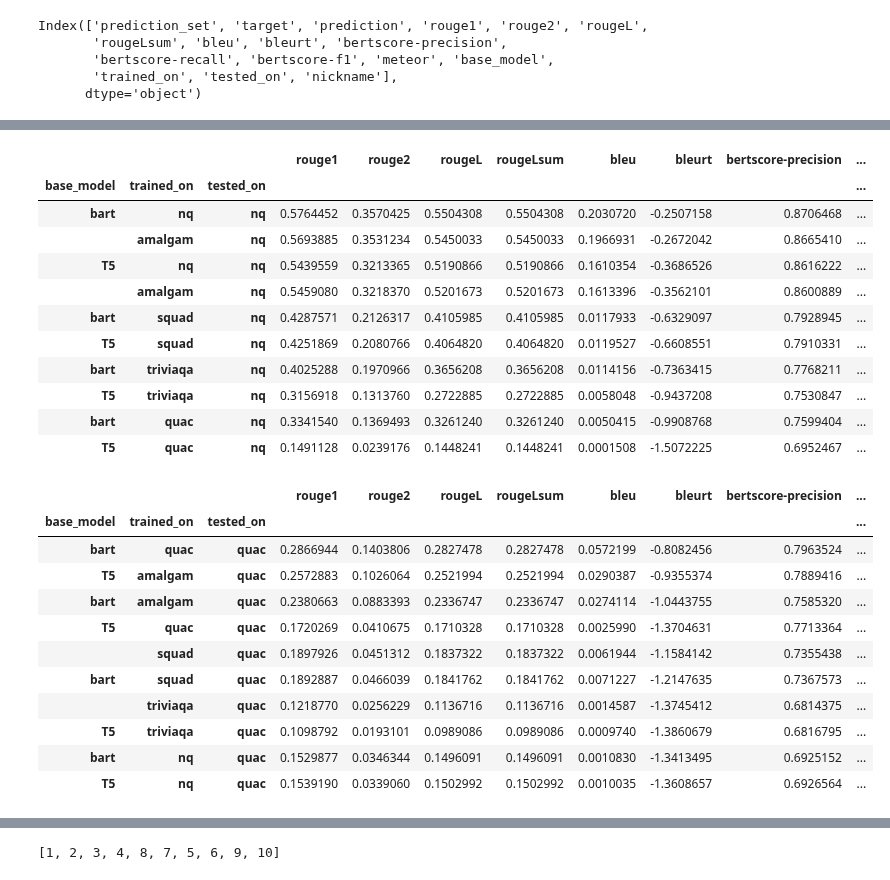
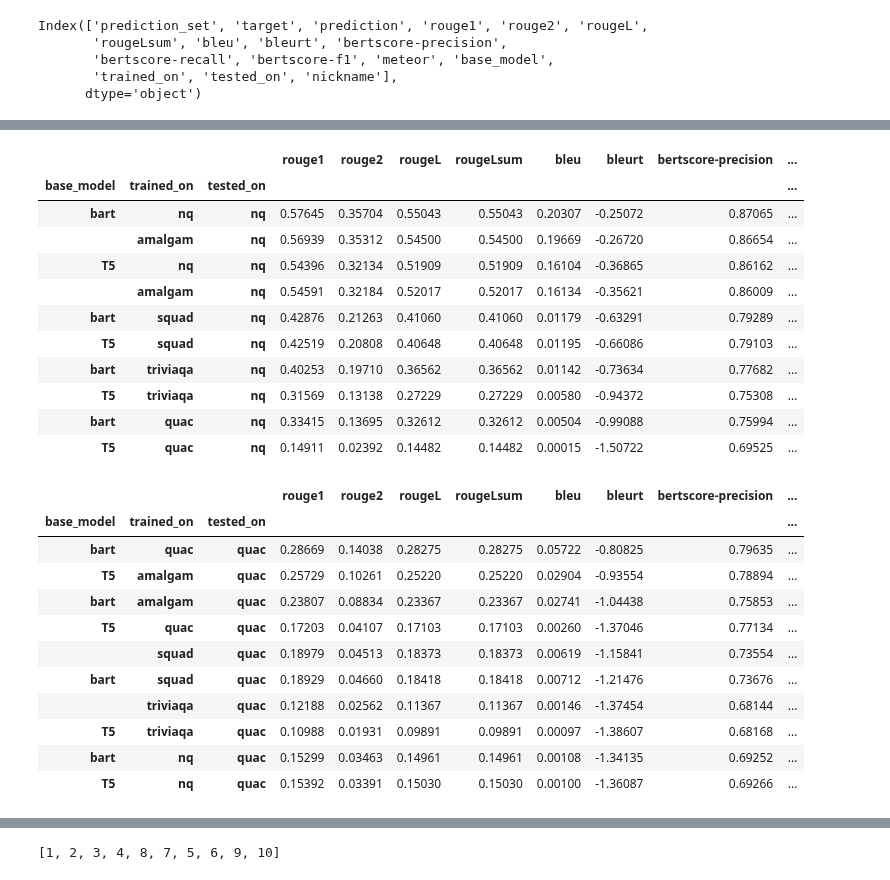
Before and after one commit to jeanlucjackson/w266_NLP_final_project, a Jupyter notebook: code/sandboxes/RR/rr_evaluation_sandbox.ipynb, the cells around one changed output, grey strips where cells are left out. Saved outputs shown, nothing was run; the diff lists cells and outputs as text; code cells hidden in the pictures.

```diff
--- a/code/sandboxes/RR/rr_evaluation_sandbox.ipynb
+++ b/code/sandboxes/RR/rr_evaluation_sandbox.ipynb
@@ -3,6 +9,10 @@
 # %%
 import pandas as pd
 import numpy as np
+from sklearn.metrics.pairwise import cosine_similarity
+
 import seaborn as sns
+from matplotlib import pyplot as plt
 
-from sklearn.metrics.pairwise import cosine_similarity
+pd.set_option("precision", 5)
+sns.set_theme()
@@ -15,6 +20,5 @@ Drive already mounted at /content/drive; to attempt to forcibly remount, call dr
 evaluation_root = "/content/drive/MyDrive/w266 NLP Final Project/Evaluation/"
 filename = evaluation_root + "evaluation_database.json"
 
-# Read JSON into dataframe
-evaluation_db_df = pd.read_json(filename)
+evaluation_df = pd.read_json(filename)
 # %%
@@ -25,6 +29,4 @@ Index(['prediction_set', 'target', 'prediction', 'rouge1', 'rouge2', 'rougeL',
        'bertscore-recall', 'bertscore-f1', 'meteor', 'base_model',
        'trained_on', 'tested_on', 'nickname'],
       dtype='object')
-# %%
-pd.set_option('precision', 7)
 # %%
@@ -39,31 +47,45 @@ evaluation_db_df[(evaluation_db_df['base_model'] == 'T5') &
 # %%
-evaluation_db_df[evaluation_db_df['tested_on'] == 'nq'].groupby(['base_model', 'trained_on', 'tested_on']).mean().sort_values(by=['bertscore-f1'], ascending=False)
+nq_df = (
+    evaluation_df[evaluation_df["tested_on"] == "nq"]
+    .groupby(["base_model", "trained_on", "tested_on"])
+    .mean()
+    .sort_values(by=["bertscore-f1"], ascending=False)
+)
+
+nq_df
 # %% [output]
 |  |  |  | rouge1 | rouge2 | rougeL | rougeLsum | bleu | bleurt | bertscore-precision | ... |
 | base_model | trained_on | tested_on |  |  |  |  |  |  |  | ... |
-| bart | nq | nq | 0.5764452 | 0.3570425 | 0.5504308 | 0.5504308 | 0.2030720 | -0.2507158 | 0.8706468 | ... |
-|  | amalgam | nq | 0.5693885 | 0.3531234 | 0.5450033 | 0.5450033 | 0.1966931 | -0.2672042 | 0.8665410 | ... |
-| T5 | nq | nq | 0.5439559 | 0.3213365 | 0.5190866 | 0.5190866 | 0.1610354 | -0.3686526 | 0.8616222 | ... |
-|  | amalgam | nq | 0.5459080 | 0.3218370 | 0.5201673 | 0.5201673 | 0.1613396 | -0.3562101 | 0.8600889 | ... |
-| bart | squad | nq | 0.4287571 | 0.2126317 | 0.4105985 | 0.4105985 | 0.0117933 | -0.6329097 | 0.7928945 | ... |
-| T5 | squad | nq | 0.4251869 | 0.2080766 | 0.4064820 | 0.4064820 | 0.0119527 | -0.6608551 | 0.7910331 | ... |
-| bart | triviaqa | nq | 0.4025288 | 0.1970966 | 0.3656208 | 0.3656208 | 0.0114156 | -0.7363415 | 0.7768211 | ... |
-| T5 | triviaqa | nq | 0.3156918 | 0.1313760 | 0.2722885 | 0.2722885 | 0.0058048 | -0.9437208 | 0.7530847 | ... |
-| bart | quac | nq | 0.3341540 | 0.1369493 | 0.3261240 | 0.3261240 | 0.0050415 | -0.9908768 | 0.7599404 | ... |
-| T5 | quac | nq | 0.1491128 | 0.0239176 | 0.1448241 | 0.1448241 | 0.0001508 | -1.5072225 | 0.6952467 | ... |
+| bart | nq | nq | 0.57645 | 0.35704 | 0.55043 | 0.55043 | 0.20307 | -0.25072 | 0.87065 | ... |
+|  | amalgam | nq | 0.56939 | 0.35312 | 0.54500 | 0.54500 | 0.19669 | -0.26720 | 0.86654 | ... |
+| T5 | nq | nq | 0.54396 | 0.32134 | 0.51909 | 0.51909 | 0.16104 | -0.36865 | 0.86162 | ... |
+|  | amalgam | nq | 0.54591 | 0.32184 | 0.52017 | 0.52017 | 0.16134 | -0.35621 | 0.86009 | ... |
+| bart | squad | nq | 0.42876 | 0.21263 | 0.41060 | 0.41060 | 0.01179 | -0.63291 | 0.79289 | ... |
+| T5 | squad | nq | 0.42519 | 0.20808 | 0.40648 | 0.40648 | 0.01195 | -0.66086 | 0.79103 | ... |
+| bart | triviaqa | nq | 0.40253 | 0.19710 | 0.36562 | 0.36562 | 0.01142 | -0.73634 | 0.77682 | ... |
+| T5 | triviaqa | nq | 0.31569 | 0.13138 | 0.27229 | 0.27229 | 0.00580 | -0.94372 | 0.75308 | ... |
+| bart | quac | nq | 0.33415 | 0.13695 | 0.32612 | 0.32612 | 0.00504 | -0.99088 | 0.75994 | ... |
+| T5 | quac | nq | 0.14911 | 0.02392 | 0.14482 | 0.14482 | 0.00015 | -1.50722 | 0.69525 | ... |
 # %%
-evaluation_db_df[evaluation_db_df['tested_on'] == 'quac'].groupby(['base_model', 'trained_on', 'tested_on']).mean().sort_values(by=['bertscore-f1'], ascending=False)
+quac_df = (
+    evaluation_df[evaluation_df["tested_on"] == "quac"]
+    .groupby(["base_model", "trained_on", "tested_on"])
+    .mean()
+    .sort_values(by=["bertscore-f1"], ascending=False)
+)
+
+quac_df
 # %% [output]
 |  |  |  | rouge1 | rouge2 | rougeL | rougeLsum | bleu | bleurt | bertscore-precision | ... |
 | base_model | trained_on | tested_on |  |  |  |  |  |  |  | ... |
-| bart | quac | quac | 0.2866944 | 0.1403806 | 0.2827478 | 0.2827478 | 0.0572199 | -0.8082456 | 0.7963524 | ... |
-| T5 | amalgam | quac | 0.2572883 | 0.1026064 | 0.2521994 | 0.2521994 | 0.0290387 | -0.9355374 | 0.7889416 | ... |
-| bart | amalgam | quac | 0.2380663 | 0.0883393 | 0.2336747 | 0.2336747 | 0.0274114 | -1.0443755 | 0.7585320 | ... |
-| T5 | quac | quac | 0.1720269 | 0.0410675 | 0.1710328 | 0.1710328 | 0.0025990 | -1.3704631 | 0.7713364 | ... |
-|  | squad | quac | 0.1897926 | 0.0451312 | 0.1837322 | 0.1837322 | 0.0061944 | -1.1584142 | 0.7355438 | ... |
-| bart | squad | quac | 0.1892887 | 0.0466039 | 0.1841762 | 0.1841762 | 0.0071227 | -1.2147635 | 0.7367573 | ... |
-|  | triviaqa | quac | 0.1218770 | 0.0256229 | 0.1136716 | 0.1136716 | 0.0014587 | -1.3745412 | 0.6814375 | ... |
-| T5 | triviaqa | quac | 0.1098792 | 0.0193101 | 0.0989086 | 0.0989086 | 0.0009740 | -1.3860679 | 0.6816795 | ... |
-| bart | nq | quac | 0.1529877 | 0.0346344 | 0.1496091 | 0.1496091 | 0.0010830 | -1.3413495 | 0.6925152 | ... |
-| T5 | nq | quac | 0.1539190 | 0.0339060 | 0.1502992 | 0.1502992 | 0.0010035 | -1.3608657 | 0.6926564 | ... |
+| bart | quac | quac | 0.28669 | 0.14038 | 0.28275 | 0.28275 | 0.05722 | -0.80825 | 0.79635 | ... |
+| T5 | amalgam | quac | 0.25729 | 0.10261 | 0.25220 | 0.25220 | 0.02904 | -0.93554 | 0.78894 | ... |
+| bart | amalgam | quac | 0.23807 | 0.08834 | 0.23367 | 0.23367 | 0.02741 | -1.04438 | 0.75853 | ... |
+| T5 | quac | quac | 0.17203 | 0.04107 | 0.17103 | 0.17103 | 0.00260 | -1.37046 | 0.77134 | ... |
+|  | squad | quac | 0.18979 | 0.04513 | 0.18373 | 0.18373 | 0.00619 | -1.15841 | 0.73554 | ... |
+| bart | squad | quac | 0.18929 | 0.04660 | 0.18418 | 0.18418 | 0.00712 | -1.21476 | 0.73676 | ... |
+|  | triviaqa | quac | 0.12188 | 0.02562 | 0.11367 | 0.11367 | 0.00146 | -1.37454 | 0.68144 | ... |
+| T5 | triviaqa | quac | 0.10988 | 0.01931 | 0.09891 | 0.09891 | 0.00097 | -1.38607 | 0.68168 | ... |
+| bart | nq | quac | 0.15299 | 0.03463 | 0.14961 | 0.14961 | 0.00108 | -1.34135 | 0.69252 | ... |
+| T5 | nq | quac | 0.15392 | 0.03391 | 0.15030 | 0.15030 | 0.00100 | -1.36087 | 0.69266 | ... |
 # %%
```
Also changed, not shown: parts of 27 cells of this notebook.
